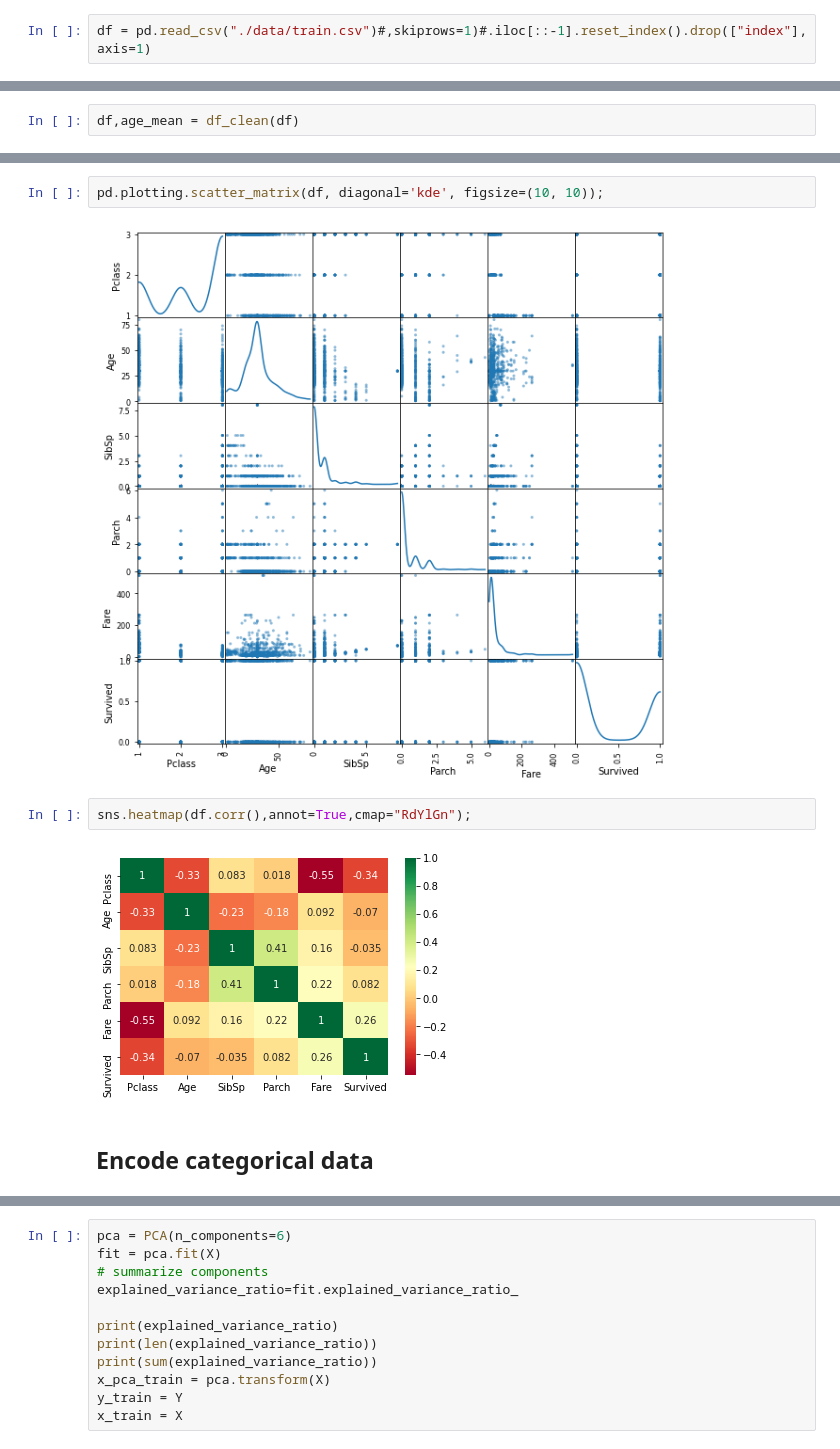
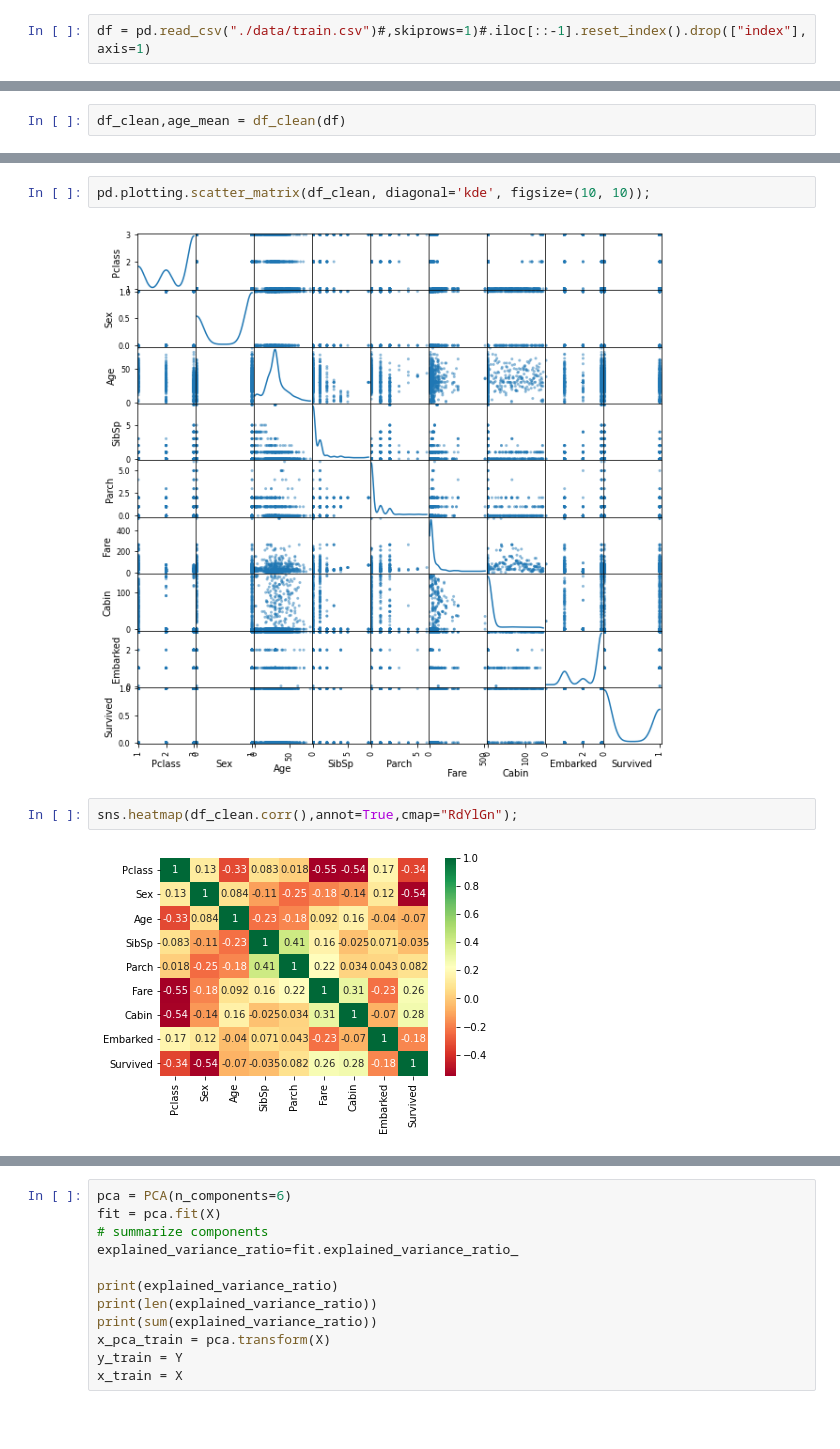
Before and after one commit to tohidabedini/kaggle_competitions, a Jupyter notebook: 001_Titanic/titanic.ipynb, the cells around one changed output, grey strips where cells are left out. Drawn from its saved outputs; the diff is of its cells as text; blank space fills up the shorter version.

```diff
--- a/001_Titanic/titanic.ipynb
+++ b/001_Titanic/titanic.ipynb
@@ -150,5 +191,5 @@ df.head()
 | 3 | 4 | 1 | 1 | Futrelle, Mrs. Jacques Heath (Lil... | female | 35.0 | 1 | 0 | 113803 | 53.1000 | ... |
 | 4 | 5 | 0 | 3 | Allen, Mr. William Henry | male | 35.0 | 0 | 0 | 373450 | 8.0500 | ... |
 # %%
-df,age_mean = df_clean(df)
+df_clean,age_mean = df_clean(df)
 # %%
@@ -194,10 +268,8 @@ sns.countplot(x='Embarked',data=df,palette='Set2')
 # %%
-pd.plotting.scatter_matrix(df, diagonal='kde', figsize=(10, 10));
+pd.plotting.scatter_matrix(df_clean, diagonal='kde', figsize=(10, 10));
 # %% [output]
-[figure, old version]
+[figure, new version]
 # %%
-sns.heatmap(df.corr(),annot=True,cmap="RdYlGn");
+sns.heatmap(df_clean.corr(),annot=True,cmap="RdYlGn");
 # %% [output]
-[figure, old version]
+[figure, new version]
-# %% [markdown]
-## Encode categorical data
```
Also changed, not shown: parts of 39 cells of this notebook.
